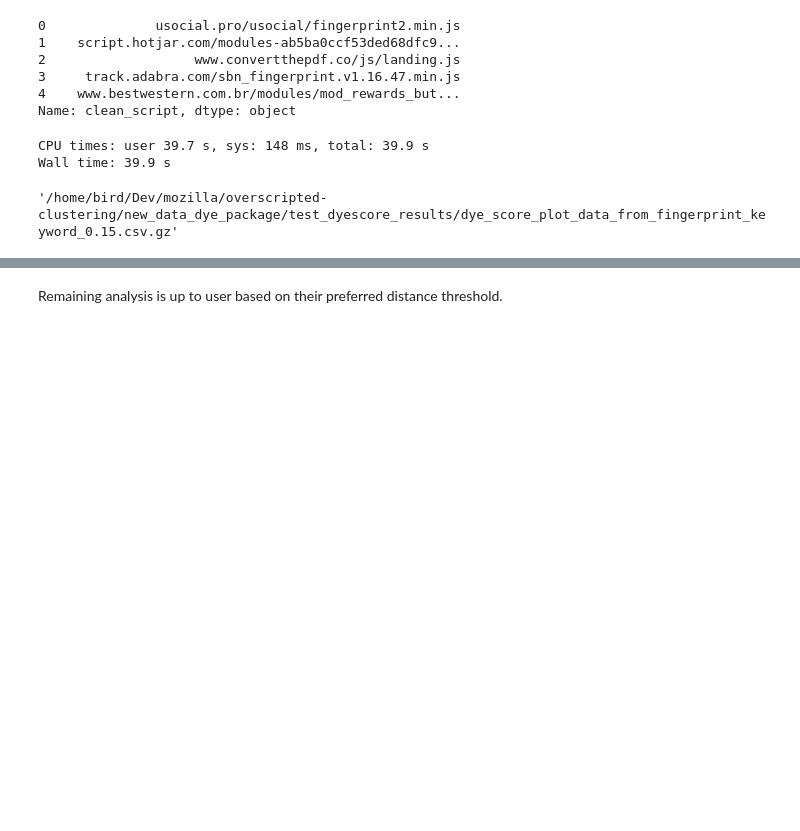
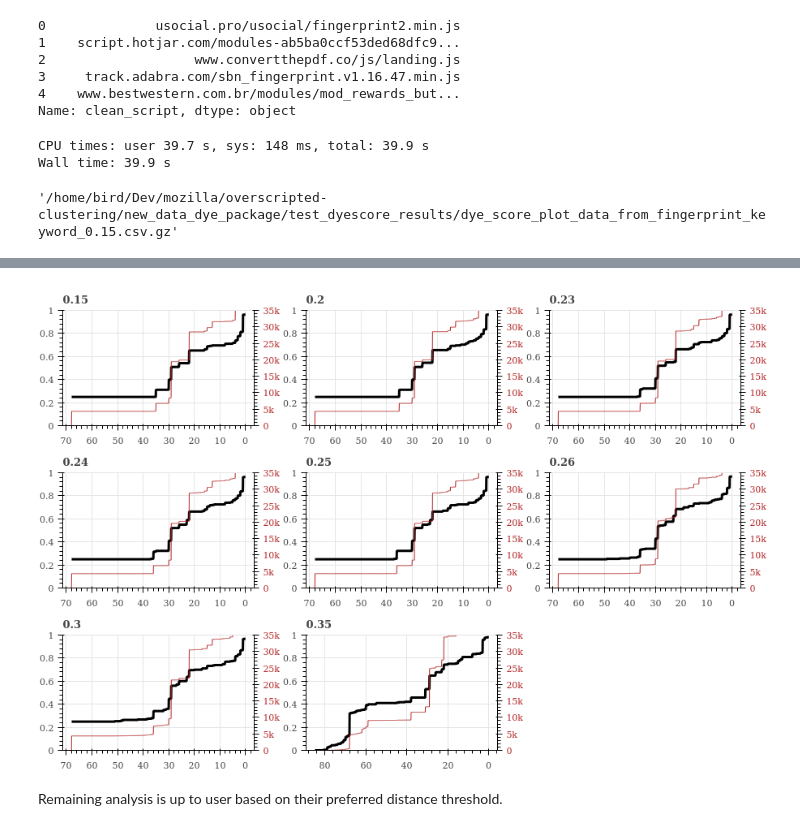
Before and after one commit to mozilla/dye-score, a Jupyter notebook: docs/usage.ipynb, the cells around one changed output, grey strips where cells are left out. Saved outputs shown, nothing was run; the diff lists cells and outputs as text; code cells hidden in the pictures; blank space fills up the shorter version.

Commit message:
Display plots as images, clean-up setup.py

```diff
--- a/docs/usage.ipynb
+++ b/docs/usage.ipynb
@@ -216,5 +212,5 @@ plot_opts = dict(tools='', toolbar_location=None, width=300, height=200)
 for threshold, pr_df_path in zip(thresholds, plot_df_paths):
     pr_df = pd.read_csv(pr_df_path)
     plots.append(get_pr_plot(pr_df,  title=f'{threshold}', plot_opts=plot_opts))
-show(gridplot(plots, ncols=3, toolbar_location=None))
+Image(export_png(gridplot(plots, ncols=3, toolbar_location=None)))
 # %% [output]
@@ -223,2 +217,3 @@ show(gridplot(plots, ncols=3, toolbar_location=None))
+[figure, added]
 # %% [markdown]
 Remaining analysis is up to user based on their preferred distance threshold.
```
Also changed, not shown: parts of 2 cells of this notebook, 2 other files.
